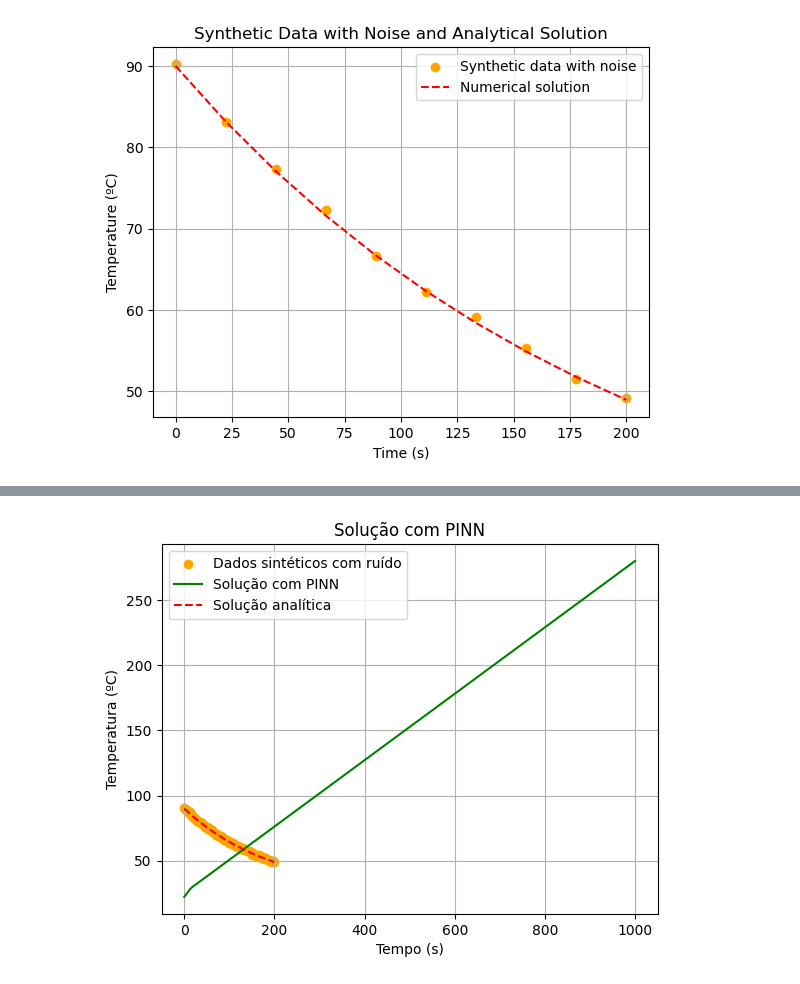
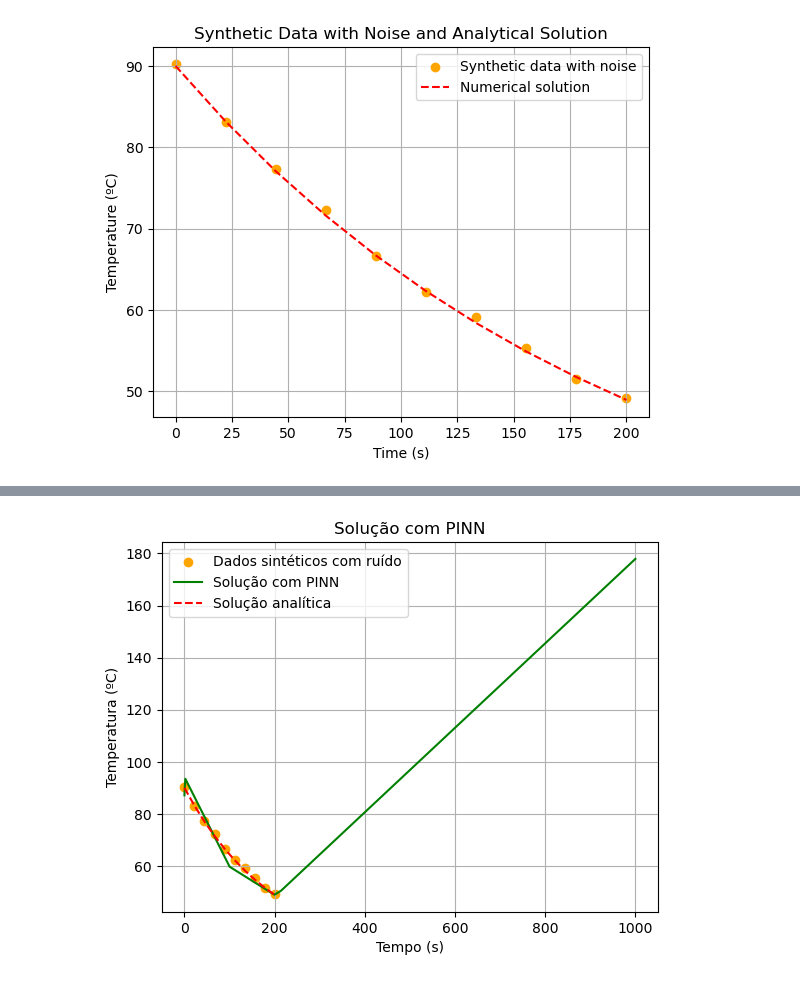
Before and after one commit to brunamendesfis/Computational_Physics, a Jupyter notebook: Redes_Neurais/Atividade_04/Exercício_01.ipynb, the cells around one changed output, grey strips where cells are left out. Cells and saved outputs as stored; diff of their text form; code cells hidden in the pictures.

```diff
--- a/Redes_Neurais/Atividade_04/Exercício_01.ipynb
+++ b/Redes_Neurais/Atividade_04/Exercício_01.ipynb
@@ -71,7 +71,7 @@ def grad(outputs, inputs):
 def physics_loss(model, R, Tenv):
     """The physics loss of the model."""
     # Create collocation points
-    time = tf.linspace(0, 500, num=500)[:, tf.newaxis]
+    time = tf.linspace(0, 1000, num=1000)[:, tf.newaxis]
     time = tf.Variable(time, trainable=True)
 
     # Run the collocation points through the network
@@ -140,11 +142,11 @@ plt.show()
 import tensorflow as tf
 from tensorflow.keras import layers, models
 
-# Convertendo os dados para tensores
+# Converting the data to tensors
 X_train = tf.convert_to_tensor(solution.t.reshape(-1, 1), dtype=tf.float32)
 y_train = tf.convert_to_tensor(synthetic_data.reshape(-1, 1), dtype=tf.float32)
 
-# Definindo a arquitetura da rede neural
+# Defining the neural network architecture
 model = models.Sequential([
     layers.Input(shape=(1,)),
     layers.Dense(2, activation='relu'),
@@ -152,17 +154,17 @@ model = models.Sequential([
     layers.Dense(1)
 ])
 
-# Compilando o modelo
-model.compile(optimizer=tf.keras.optimizers.Adam(learning_rate=0.001), loss='mse')
+# Compiling the model
+model.compile(optimizer=tf.keras.optimizers.Adam(learning_rate=0.007), loss='mse')
 
-# Treinando a rede
+# Training the neural network
 model.fit(X_train, y_train, epochs=800, verbose=True)
 
-# Extrapolando a rede neural
-X_test = np.linspace(0, 500, 500).reshape(-1, 1)
+# Extrapolating the neural network
+X_test = np.linspace(0, 1000, 1000).reshape(-1, 1)
 y_pred = model.predict(X_test)
 
-# Plotando a previsão da rede neural
+
 plt.scatter(solution.t, synthetic_data, label="Dados sintéticos com ruído", color='orange')
 plt.plot(X_test, y_pred, label="Extrapolação com NN", color='blue')
 plt.plot(solution.t, T_analyt, '--', label="Solução analítica", color='red')
@@ -196,13 +198,17 @@ Epoch 800/800
 class PINN(tf.keras.Model):
     def __init__(self, r=0.005):
         super(PINN, self).__init__()
-        self.dense1 = layers.Dense(10, activation='relu', input_dim=1)
-        self.dense2 = layers.Dense(1)
+        self.dense1 = layers.Dense(10, activation='relu')
+        self.dense2 = layers.Dense(10, activation='relu')
+        self.dense3 = layers.Dense(10, activation='relu')
+        self.dense4 = layers.Dense(1)
         self.r = r  # Taxa de resfriamento fixa
 
     def call(self, t):
         t = self.dense1(t)
         t = self.dense2(t)
+        t = self.dense3(t)
+        t = self.dense4(t)
         return t
 
     def physics_loss(self, t, T):
@@ -218,10 +224,10 @@ class PINN(tf.keras.Model):
 
 # Inicializando e treinando a PINN
 model_pinn = PINN(r=0.005)
-optimizer = tf.keras.optimizers.Adam(learning_rate=0.01)
+optimizer = tf.keras.optimizers.Adam(learning_rate=0.007)
 
 # Treinando a PINN
-epochs = 1000
+epochs = 800
 for epoch in range(epochs):
     with tf.GradientTape() as tape:
         T_pred = model_pinn(X_train)
@@ -258,4 +262,4 @@ Epoch [900/1000], Loss: 1165.4208
-[figure, old version]
+[figure, new version]
 # %%
 class PINN_r_unknown(tf.keras.Model):
     def __init__(self):
```
Also changed, not shown: parts of 5 cells of this notebook.
